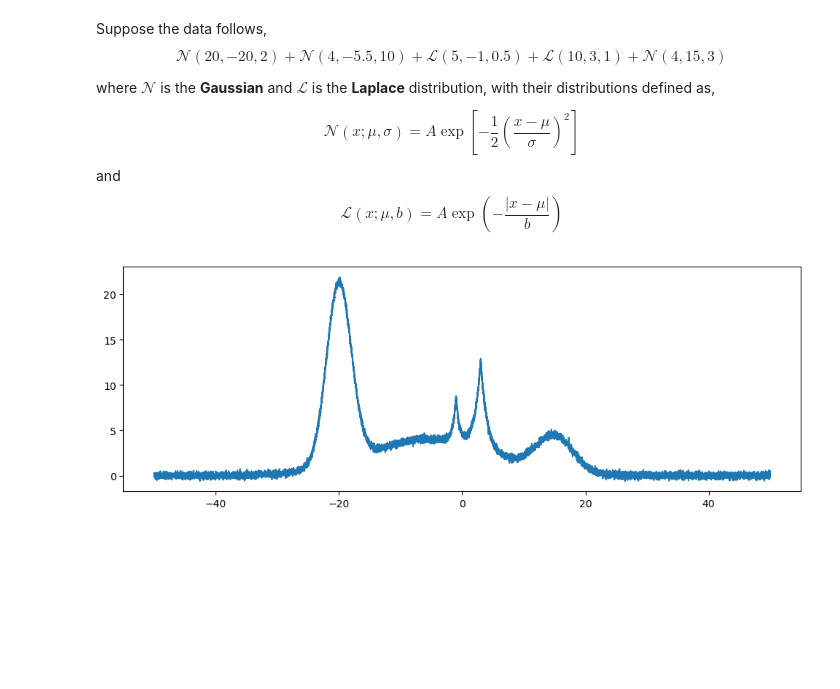
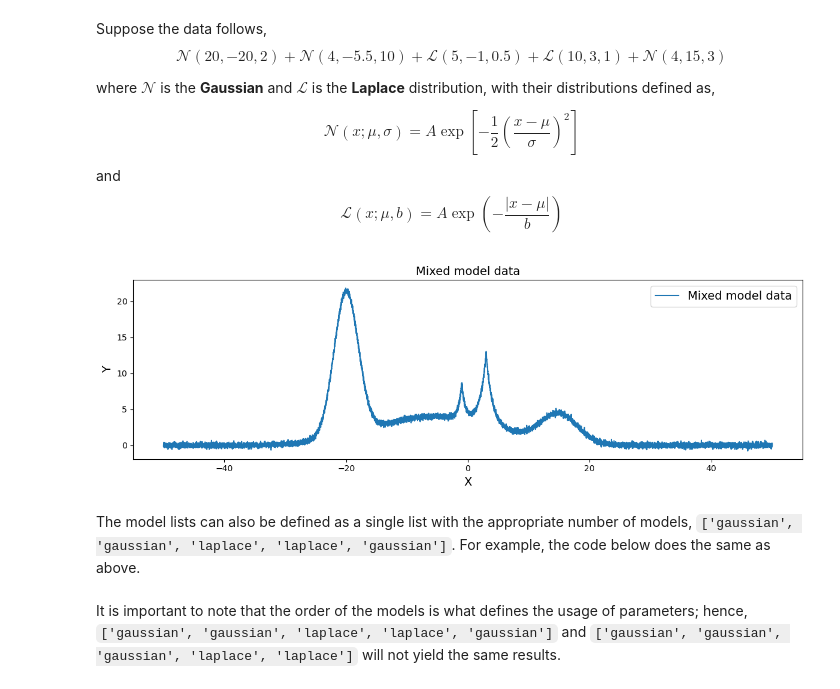
Before and after one commit to syedalimohsinbukhari/pyMultiFit, a Jupyter notebook: tutorials/generating_mixture_model_data.ipynb, the cells around one changed output. Cells and saved outputs as stored; diff of their text form; code cells hidden in the pictures; blank space fills up the shorter version.

````diff
--- a/tutorials/generating_mixture_model_data.ipynb
+++ b/tutorials/generating_mixture_model_data.ipynb
@@ -30,12 +30,21 @@ $$
 # %%
 from matplotlib import pyplot as plt
 
 x = np.linspace(-50, 50, 10_000)
 parameters = [(20, -20, 2), (4, -5.5, 10), (5, -1, 0.5), (10, 3, 1), (4, 15, 3)]
-y = multiple_models(x, params=parameters, model_list=['gaussian'] * 2 + ['laplace'] * 2 + ['gaussian'], noise_level=0.2)
+y = multiple_models(x, params=parameters,
+                    model_list=['gaussian'] * 2 + ['laplace'] * 2 + ['gaussian'], noise_level=0.2)
 
 plt.figure(figsize=(12, 4))
-plt.plot(x, y)
+plt.plot(x, y, label='Mixed model data')
+plt.xlabel('X', fontsize=fs)
+plt.ylabel('Y', fontsize=fs)
+plt.title('Mixed model data', fontsize=fs)
+plt.legend(loc='best', fontsize=fs)
+plt.tight_layout()
 plt.show()
 # %% [output]
-[figure, old version]
+[figure, new version]
+# %% [markdown]
+The model lists can also be defined as a single list with the appropriate number of models, `['gaussian', 'gaussian', 'laplace', 'laplace', 'gaussian']`.
+For example, the code below does the same as above.
@@ -41,0 +55,6 @@ plt.show()
+# %% [markdown]
+It is important to note that the order of the models is what defines the usage of parameters; hence,
+```['gaussian', 'gaussian', 'laplace', 'laplace', 'gaussian']```
+and
+```['gaussian', 'gaussian', 'gaussian', 'laplace', 'laplace']```
+will not yield the same results.
````
Also changed, not shown: parts of 1 cell of this notebook, 7 other files.
